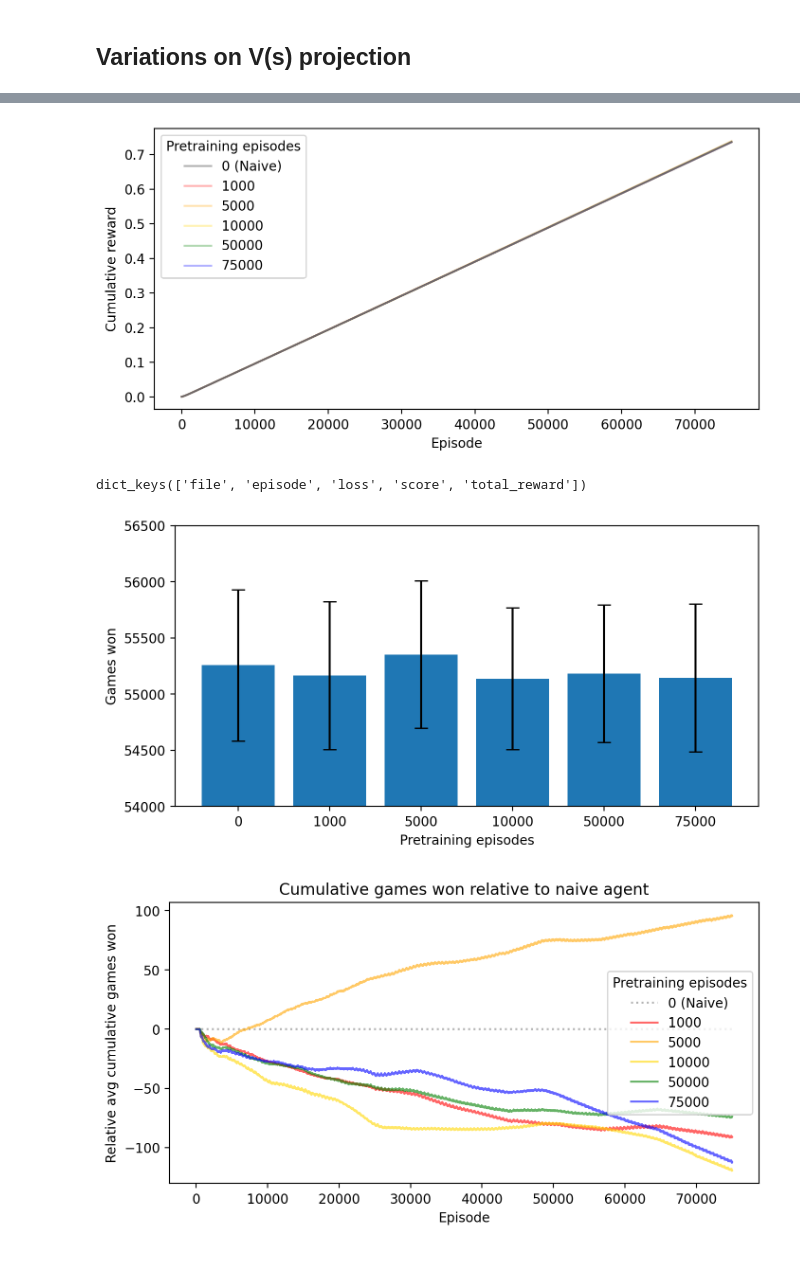
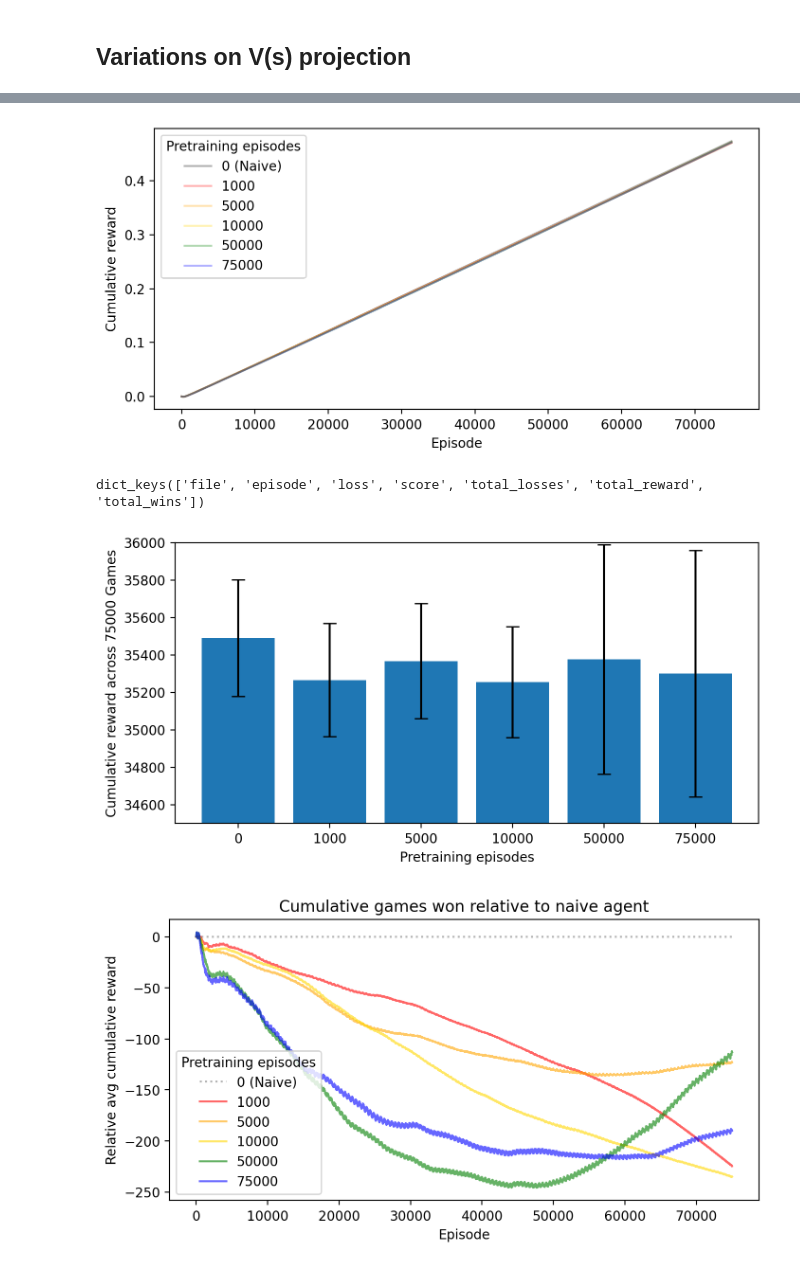
Before and after one commit to CoAxLab/azad-next-move, a Jupyter notebook: notebooks/wythoff_exp1000_50000_euc.ipynb, the cells around one changed output, grey strips where cells are left out. Saved outputs shown, nothing was run; the diff lists cells and outputs as text; code cells hidden in the pictures.

Commit message:
Added replay-based stumbler-recaller

```diff
--- a/notebooks/wythoff_exp1000_50000_euc.ipynb
+++ b/notebooks/wythoff_exp1000_50000_euc.ipynb
@@ -33,16 +33,16 @@ def load_stumbler_data(path, index_range=(0, 20)):
 # Find the files
 # %%
 path = "/Users/Jack/Desktop/PNC/CoAx/azad-next-move/data/wythoff/exp26/"
-exp_26 = load_stumbler_data(path, (1, 21))
+exp_26 = load_stumbler_data(path, (1, 101))
 
 path = "/Users/Jack/Desktop/PNC/CoAx/azad-next-move/data/wythoff/exp1000_euc/"
-exp_1000 = load_stumbler_data(path, (1, 21))
+exp_1000 = load_stumbler_data(path, (1, 101))
 
 path = "/Users/Jack/Desktop/PNC/CoAx/azad-next-move/data/wythoff/exp5000_euc/"
-exp_5000 = load_stumbler_data(path, (1, 21))
+exp_5000 = load_stumbler_data(path, (1, 101))
 
 path = "/Users/Jack/Desktop/PNC/CoAx/azad-next-move/data/wythoff/exp10000_euc/"
-exp_10000 = load_stumbler_data(path, (1, 21))
+exp_10000 = load_stumbler_data(path, (1, 101))
 
 path = "/Users/Jack/Desktop/PNC/CoAx/azad-next-move/data/wythoff/exp50000_euc/"
 exp_50000 = load_stumbler_data(path, (1, 21))
@@ -78,12 +78,12 @@ interval = np.arange(0, 75000, 10)
 
 # CHECK episode vs exp in 'exp_26'
 
-exp_26_avg    = exp_26_avg    + (interval -    exp_26_avg)/2
-exp_1000_avg  = exp_1000_avg  + (interval -  exp_1000_avg)/2
-exp_5000_avg  = exp_5000_avg  + (interval -  exp_5000_avg)/2
-exp_10000_avg = exp_10000_avg + (interval - exp_10000_avg)/2
-exp_50000_avg = exp_50000_avg + (interval - exp_50000_avg)/2
-exp_28_avg    = exp_28_avg    + (interval -    exp_28_avg)/2
+# exp_26_avg    = exp_26_avg    + (interval -    exp_26_avg)/2
+# exp_1000_avg  = exp_1000_avg  + (interval -  exp_1000_avg)/2
+# exp_5000_avg  = exp_5000_avg  + (interval -  exp_5000_avg)/2
+# exp_10000_avg = exp_10000_avg + (interval - exp_10000_avg)/2
+# exp_50000_avg = exp_50000_avg + (interval - exp_50000_avg)/2
+# exp_28_avg    = exp_28_avg    + (interval -    exp_28_avg)/2
 # %%
 # for i in range(len(exp_26_avg)):    exp_26_avg[i]    = exp_26_avg[i]    + (i -    exp_26_avg[i])/2
 # for i in range(len(exp_1000_avg)):  exp_1000_avg[i]  = exp_1000_avg[i]  + (i -  exp_1000_avg[i])/2
@@ -168,7 +168,7 @@ _ = plt.tight_layout()
 _ = plt.xlabel("Episode")
 _ = plt.ylabel("Cumulative reward")
 # %% [output]
-[figure, old version]
+[figure, new version]
 # %%
 T = 5000
 plt.figure(figsize=(7, 3.5))
@@ -196,36 +196,36 @@ plt.errorbar(range(6), [exp_26_avg[-1], exp_1000_avg[-1], exp_5000_avg[-1], exp_
 # _ = plt.legend(title="Pretraining episodes")
 _ = plt.tight_layout()
 # _ = plt.xlim(0, T)
-# _ = plt.ylim(34500, 36500) #(35000, 36000)
-_ = plt.ylim(54000, 56500)
+_ = plt.ylim(34500, 36000) #(34500, 36500) #(35000, 36000)
+# _ = plt.ylim(54000, 56500)
 _ = plt.xlabel("Pretraining episodes")
-_ = plt.ylabel("Games won")
+_ = plt.ylabel("Cumulative reward across 75000 Games")
 _ = plt.xticks(range(6), labels = ["0", "1000", "5000", "10000", "50000", "75000"])
 
 #print(stats.f_oneway(img_deltas, rep_deltas, dis_deltas))
 len(exp_26)
 exp_26[1].keys()
 # %% [output]
-dict_keys(['file', 'episode', 'loss', 'score', 'total_reward'])
+dict_keys(['file', 'episode', 'loss', 'score', 'total_losses', 'total_reward', 'total_wins'])
-[figure, old version]
+[figure, new version]
 # %%
 T = 5000
 plt.figure(figsize=(7, 3.5))
 plt.plot(episode_26,       (exp_26_avg-exp_26_avg), color="gray",   alpha=0.6, label="0 (Naive)", linestyle=':')
 plt.plot(episode_1000,   (exp_1000_avg-exp_26_avg), color="red",    alpha=0.6, label="1000")
 plt.plot(episode_5000,   (exp_5000_avg-exp_26_avg), color="orange", alpha=0.6, label="5000")
 plt.plot(episode_10000, (exp_10000_avg-exp_26_avg), color="gold",   alpha=0.6, label="10000")
 plt.plot(episode_50000, (exp_50000_avg-exp_26_avg), color="green",  alpha=0.6, label="50000")
 plt.plot(episode_28,       (exp_28_avg-exp_26_avg), color="blue",   alpha=0.6, label="75000")
 _ = plt.legend(title="Pretraining episodes")
 _ = plt.tight_layout()
 # _ = plt.xlim(0, T)
 # _ = plt.ylim(0, T)
 _ = plt.xlabel("Episode")
-_ = plt.ylabel("Relative avg cumulative games won")
+_ = plt.ylabel("Relative avg cumulative reward")
 _ = plt.title("Cumulative games won relative to naive agent")
 # %% [output]
-[figure, old version]
+[figure, new version]
 # %%
 plt.figure(figsize=(5, 2.5))
 
```
Also changed, not shown: parts of 8 cells of this notebook, 2 other files.
